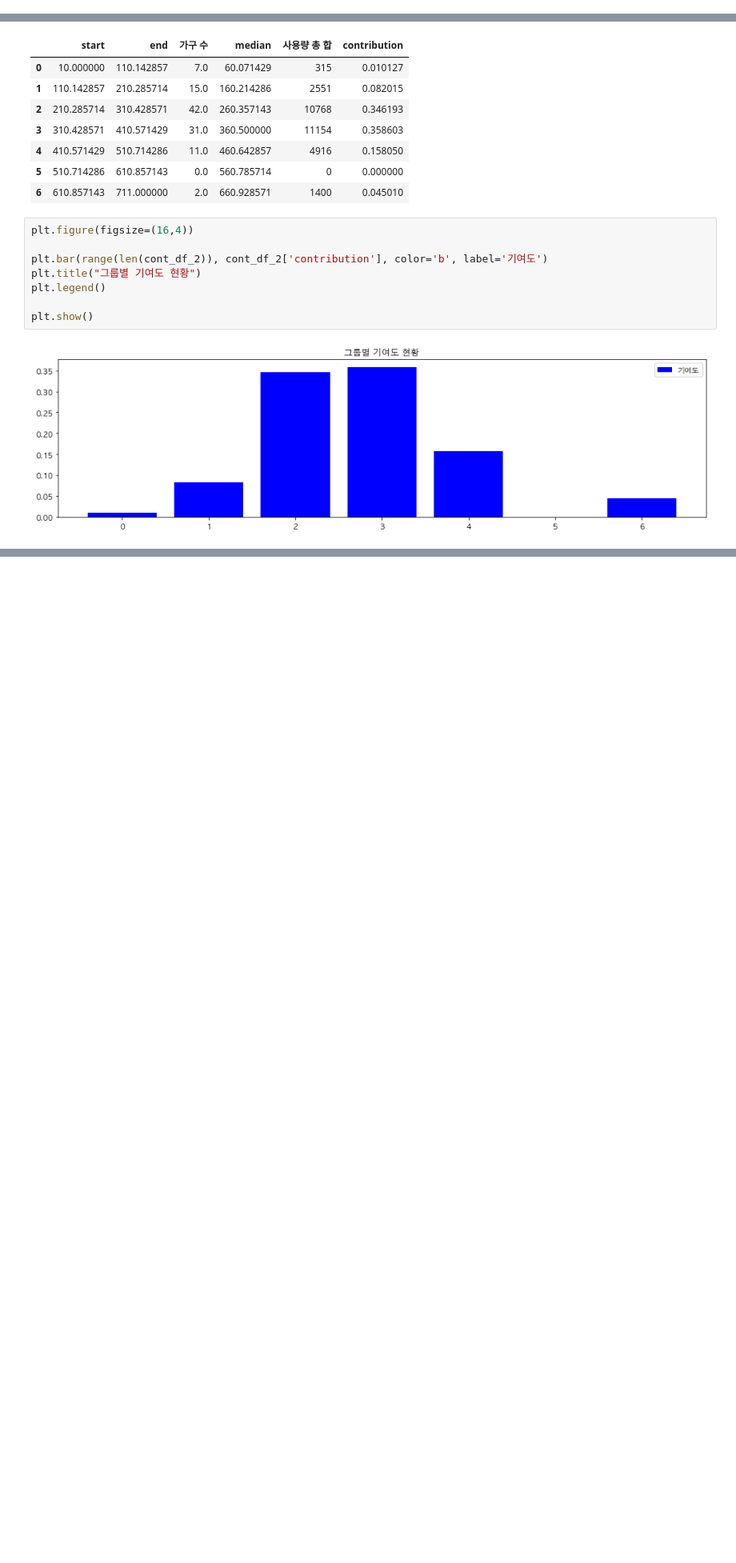
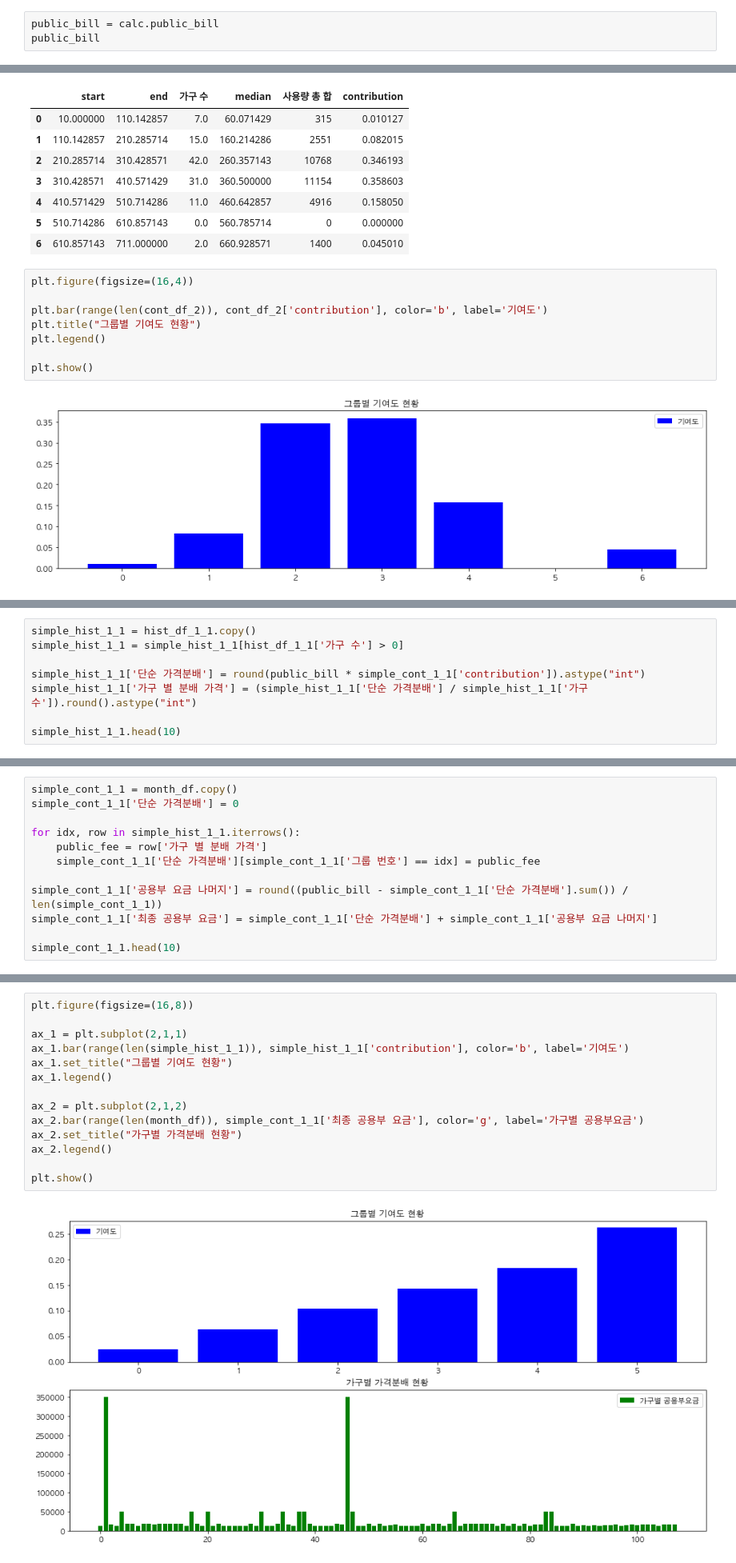
Before and after one commit to formegusto/distribution-public-fee, a Jupyter notebook: pt2.그룹별 가격분배.ipynb, the cells around one changed output, grey strips where cells are left out. Shown at 80% size. Saved outputs shown, nothing was run; the diff lists cells and outputs as text; blank space fills up the shorter version.

Commit message:
pt2. update : 가격분배 방식 update, 정규화를 빼는 방법도 괜찮을듯 함

```diff
--- a/pt2.그룹별 가격분배.ipynb
+++ b/pt2.그룹별 가격분배.ipynb
@@ -46,3 +46,6 @@ calc = crs.models.ManagementOffice(
         contract="단일계약"
     )
 apt = calc.apart
+# %%
+public_bill = calc.public_bill
+public_bill
@@ -277,0 +278,8 @@ plt.show()
+# %%
+simple_hist_1_1 = hist_df_1_1.copy()
+simple_hist_1_1 = simple_hist_1_1[hist_df_1_1['가구 수'] > 0]
+
+simple_hist_1_1['단순 가격분배'] = round(public_bill * simple_cont_1_1['contribution']).astype("int")
+simple_hist_1_1['가구 별 분배 가격'] = (simple_hist_1_1['단순 가격분배'] / simple_hist_1_1['가구 수']).round().astype("int")
+
+simple_hist_1_1.head(10)
@@ -277,0 +294,12 @@ plt.show()
+# %%
+simple_cont_1_1 = month_df.copy()
+simple_cont_1_1['단순 가격분배'] = 0
+
+for idx, row in simple_hist_1_1.iterrows():
+    public_fee = row['가구 별 분배 가격']
+    simple_cont_1_1['단순 가격분배'][simple_cont_1_1['그룹 번호'] == idx] = public_fee
+
+simple_cont_1_1['공용부 요금 나머지'] = round((public_bill - simple_cont_1_1['단순 가격분배'].sum()) / len(simple_cont_1_1))
+simple_cont_1_1['최종 공용부 요금'] = simple_cont_1_1['단순 가격분배'] + simple_cont_1_1['공용부 요금 나머지']
+
+simple_cont_1_1.head(10)
@@ -277,0 +318,16 @@ plt.show()
+# %%
+plt.figure(figsize=(16,8))
+
+ax_1 = plt.subplot(2,1,1)
+ax_1.bar(range(len(simple_hist_1_1)), simple_hist_1_1['contribution'], color='b', label='기여도')
+ax_1.set_title("그룹별 기여도 현황")
+ax_1.legend()
+
+ax_2 = plt.subplot(2,1,2)
+ax_2.bar(range(len(month_df)), simple_cont_1_1['최종 공용부 요금'], color='g', label='가구별 공용부요금')
+ax_2.set_title("가구별 가격분배 현황")
+ax_2.legend()
+
+plt.show()
+# %% [output]
+[figure, added]
```
Also changed, not shown: parts of 57 cells of this notebook, 1 other file.
